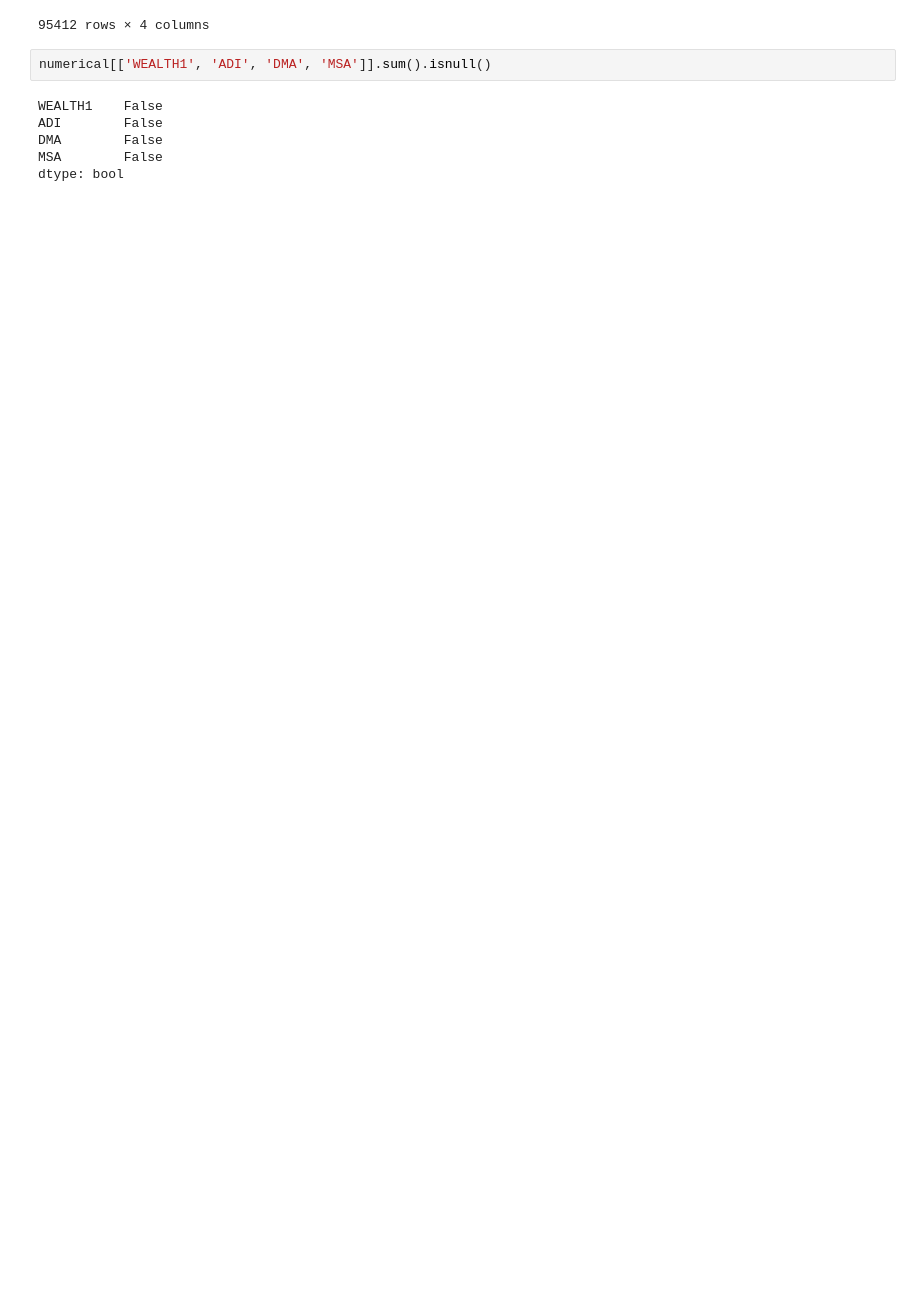
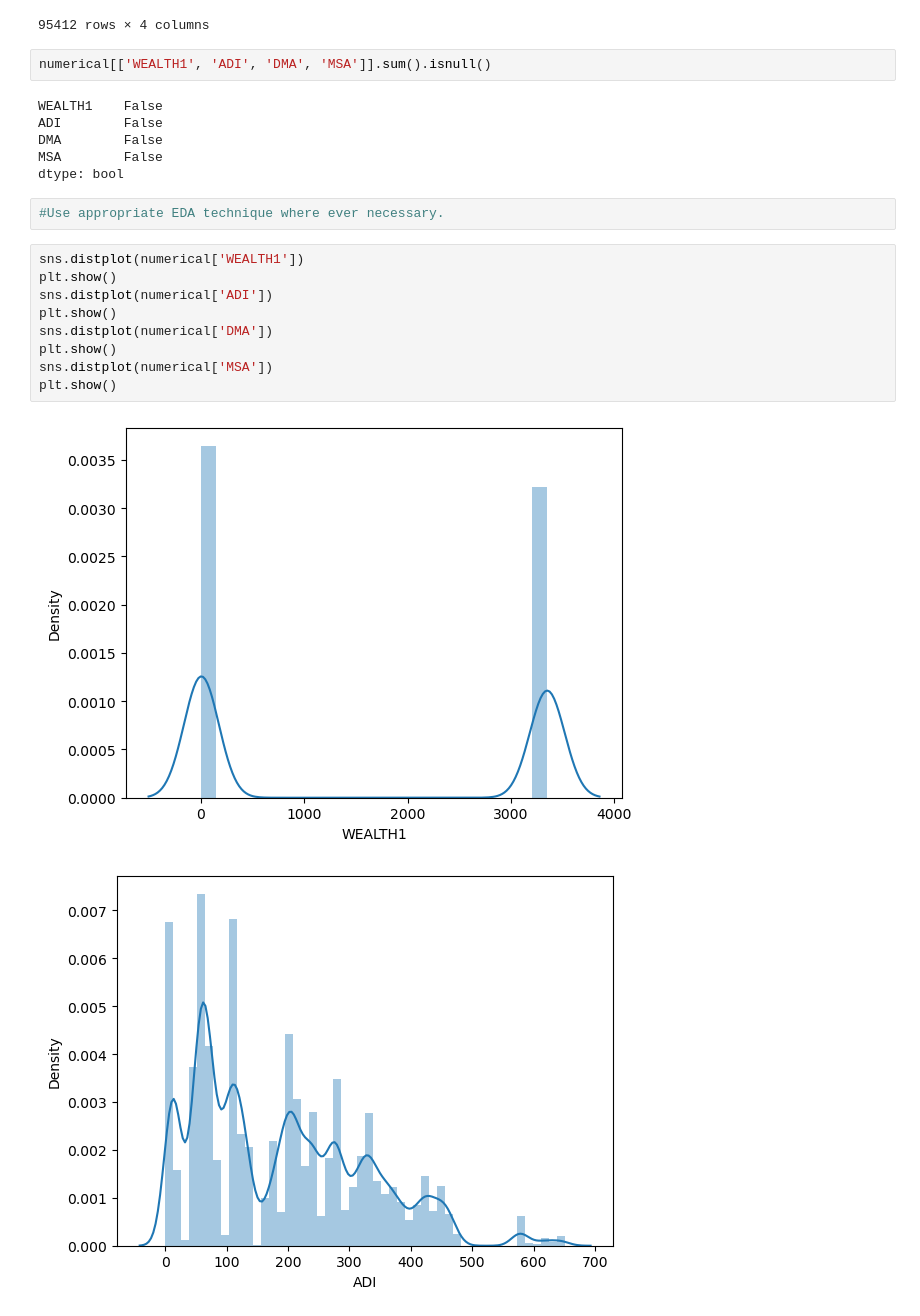
Before and after one commit to EmiliaLopez/IRONHACK_DA_LABS, a Jupyter notebook: LABS_PYTHON_IH/LAB_Revisiting_ML_Case_LAB_Feature_Engineering.ipynb, the cells around one changed output. Saved outputs shown, nothing was run; the diff lists cells and outputs as text; blank space fills up the shorter version.

```diff
--- a/LABS_PYTHON_IH/LAB_Revisiting_ML_Case_LAB_Feature_Engineering.ipynb
+++ b/LABS_PYTHON_IH/LAB_Revisiting_ML_Case_LAB_Feature_Engineering.ipynb
@@ -244,3 +246,17 @@ ADI        False
 DMA        False
 MSA        False
 dtype: bool
+# %%
+#Use appropriate EDA technique where ever necessary.
+# %%
+sns.distplot(numerical['WEALTH1'])
+plt.show()
+sns.distplot(numerical['ADI'])
+plt.show()
+sns.distplot(numerical['DMA'])
+plt.show()
+sns.distplot(numerical['MSA'])
+plt.show()
+# %% [output]
+[figure, added]
+[figure, added]
```
Also changed, not shown: parts of 3 cells of this notebook.
